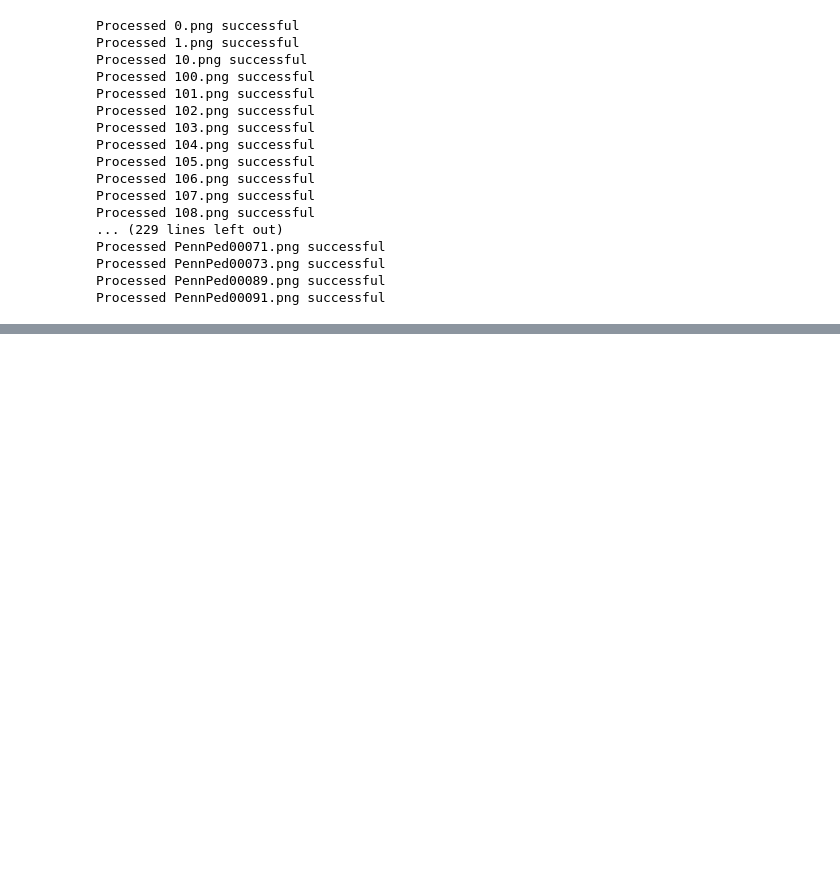
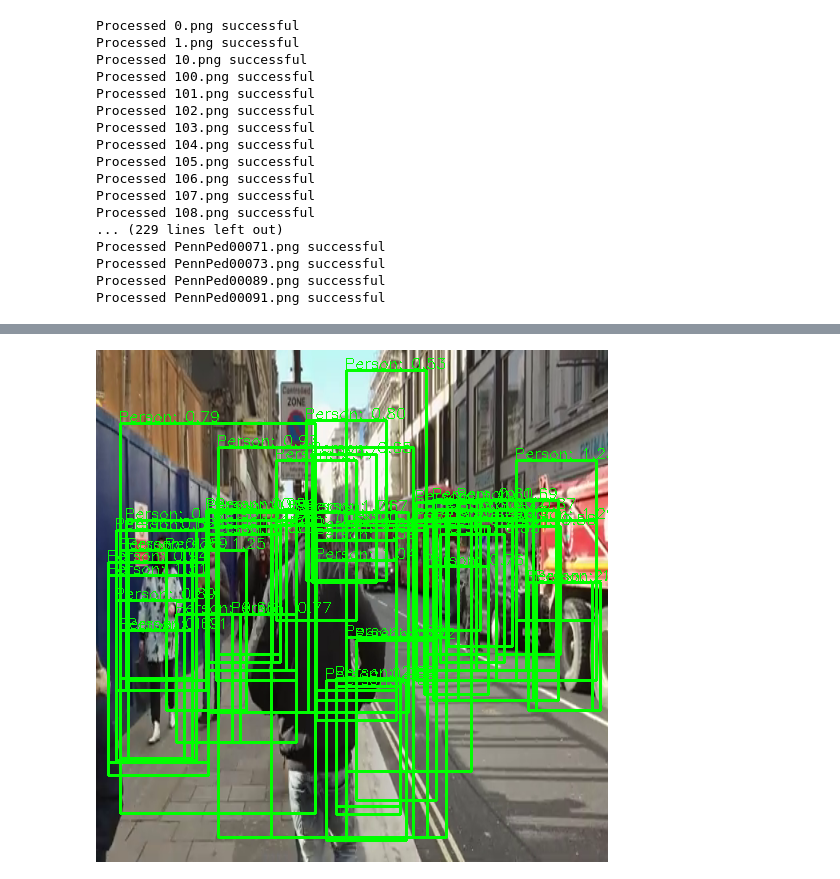
Before and after one commit to nguyentuss/CV, a Jupyter notebook: Object_Detection/SVM_HOG/source.ipynb, the cells around one changed output, grey strips where cells are left out. Drawn from its saved outputs; the diff is of its cells as text; code cells hidden in the pictures; blank space fills up the shorter version.

Commit message:
Adding detect people in video

```diff
--- a/Object_Detection/SVM_HOG/source.ipynb
+++ b/Object_Detection/SVM_HOG/source.ipynb
@@ -358,0 +361,92 @@ Processed PennPed00091.png successful
+# %%
+from IPython.display import display, clear_output
+import yt_dlp
+import PIL.Image
+
+# Load YouTube video using pafy
+url = 'https://youtu.be/NyLF8nHIquM'
+# Get the best video stream
+ydl_opts = {}
+with yt_dlp.YoutubeDL(ydl_opts) as ydl:
+    info_dict = ydl.extract_info(url, download=False)
+    video_url = info_dict['url']
+
+cap = cv2.VideoCapture(video_url)
+
+# Set Optimized Performance
+cv2.setUseOptimized(True)
+cv2.setNumThreads(4)  # Adjust based on CPU
+
+# Process every nth frame (skip frames)
+frame_skip = 2
+frame_count = 0
+
+# Read and process frames
+while True:
+    ret, frame = cap.read()
+    if not ret:
+        break
+
+    if frame_count % frame_skip != 0:
+        frame_count += 1
+        continue
+
+    frame_count += 1  # Increment counter
+
+    img = cv2.resize(frame, (512,512))
+    detections = []
+    scores = []
+    scale = 0
+
+    #Apply image pyramid
+    for resized in pyramid_gaussian(img, downscale=down_scale, channel_axis = -1):
+        # pyramid_gaussian convert the image into [0, 1]
+        # So we need to convert back to unit8
+        resized = (resized * 255).astype(np.uint8)  # Convert float64 to uint8, go back [0, 255]
+        for (x , y , window) in sliding_window(resized, stepSize = 8, windowSize = window_size): # You can adjust the stepsize
+            # validation the window size
+            if (window.shape[1] != window_size[0] or window.shape[0] != window_size[1]):
+                continue
+
+            # change the window to gray, easily compute HOG
+            window = cv2.cvtColor(window, cv2.COLOR_RGB2GRAY)
+            #Extract HOG features
+            fds = hog.compute(window)
+            fds = fds.reshape(1 , -1) # Make become 2d
+
+            #prediction SVM
+            pred = model.predict(fds)
+            # print(pred)
+            if pred == 1:
+                if (model.decision_function(fds) > 0.5): # add threshold
+                    back_to_original = down_scale ** scale # When we use pyramid to shrink the image, we will give the detection window back to original size
+                    detections.append((x*back_to_original , y*back_to_original
+                                        , int(window_size[0]*back_to_original), int(window_size[1]*back_to_original)))
+                    scores.append(model.decision_function(fds))
+        scale += 1 # increase the scale
+
+    # Apply Non-Maximum Suppression (NMS) if detections exist
+    final_detections = non_max_suppression(np.array(detections), probs=None, overlapThresh=0.65) if detections else []
+
+    #Draw bouding boxes
+    index = 0
+    scores = np.array(scores, dtype=np.float32)
+    for (x , y , w , h) in final_detections:
+        cv2.rectangle(img, (x , y), (x + w, y + h), (0, 255, 0), 2)
+        cv2.putText(img, f'Person: {float(scores[index]):.2f}', (x - 2, y - 2), cv2.FONT_HERSHEY_SIMPLEX, 0.5, (0, 255, 0), 1)
+        index += 1
+
+    # Convert BGR to RGB for display in matplotlib
+    img_rgb = cv2.cvtColor(img, cv2.COLOR_BGR2RGB)
+    img_pil = PIL.Image.fromarray(img_rgb)
+
+    # Clear previous frame and display new frame
+    clear_output(wait=True)
+    display(img_pil)
+    # Add a small delay and allow stopping
+    if cv2.waitKey(1) == 27:  # Press ESC to exit
+        break
+cap.release()
+cv2.destroyAllWindows()
+# %% [output]
+[figure, added]
```
Also changed, not shown: parts of 1 cell of this notebook.
